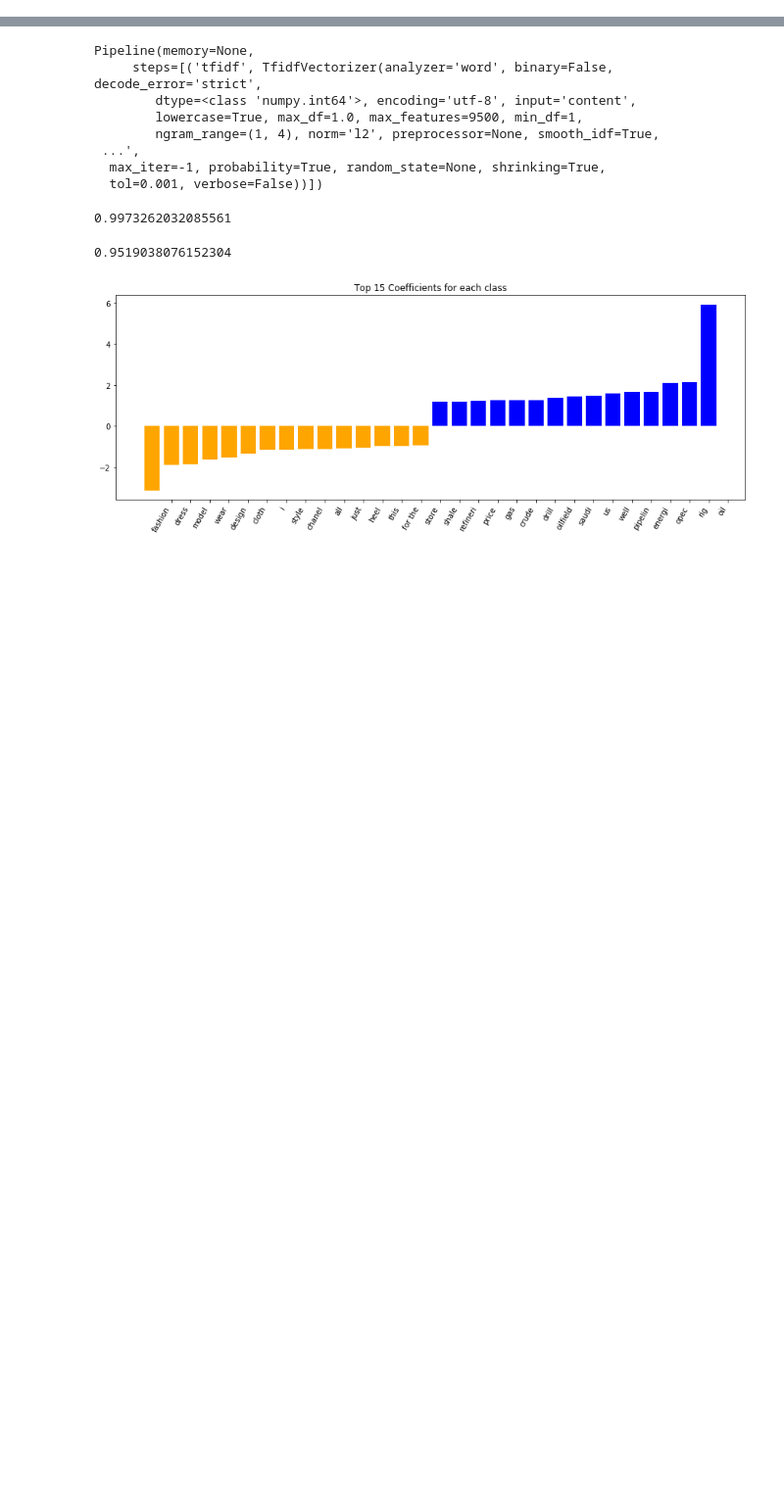
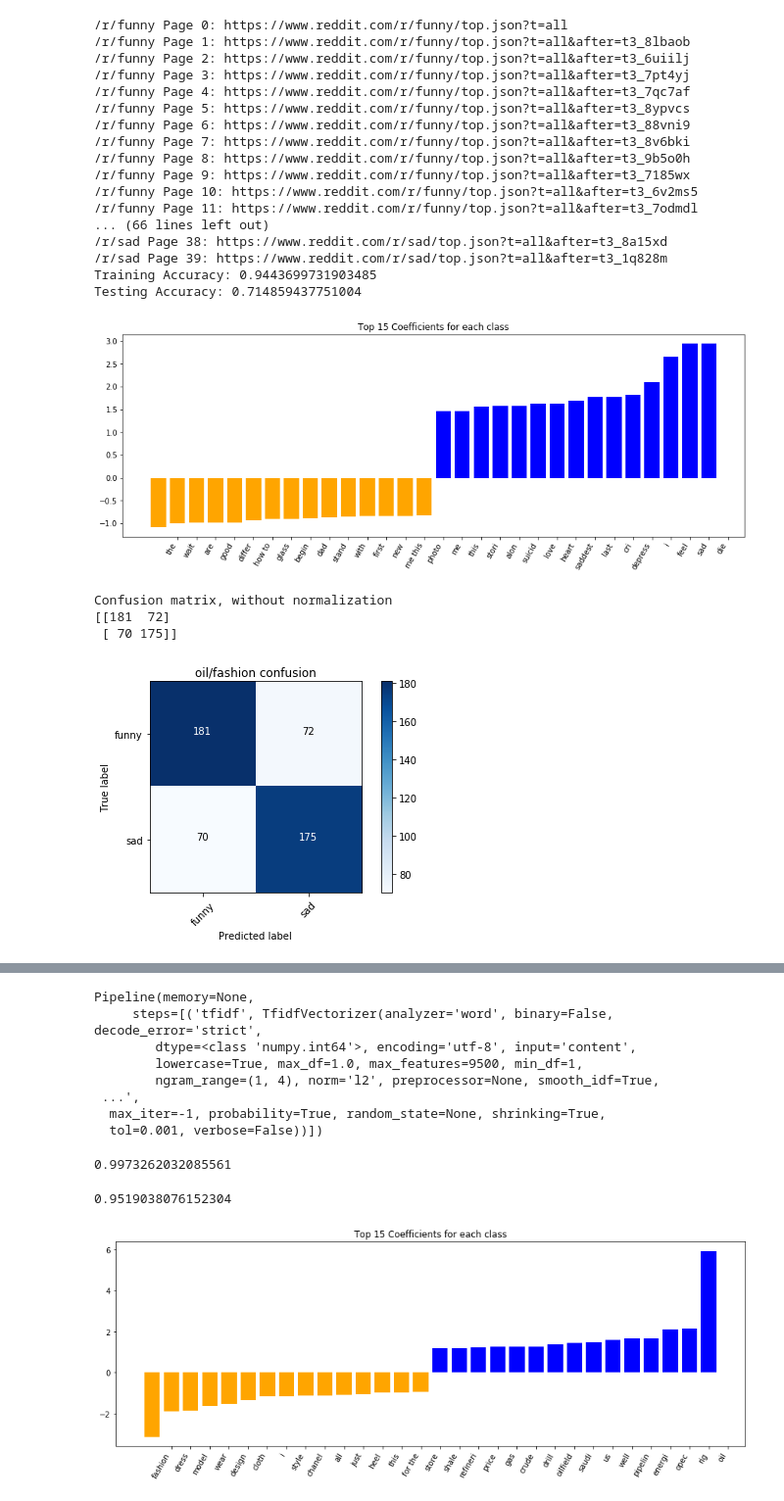
Before and after one commit to bookRa/raana_prework, a Jupyter notebook: AllTogetherNow.ipynb, the cells around one changed output, grey strips where cells are left out. Shown at 98% size. Cells and saved outputs as stored; diff of their text form; code cells hidden in the pictures; blank space fills up the shorter version.

```diff
--- a/AllTogetherNow.ipynb
+++ b/AllTogetherNow.ipynb
@@ -87,0 +226,25 @@ def redditize(subr1, subr2):
+# %%
+all_together('funny', 'sad')
+# %% [output]
+/r/funny Page 0: https://www.reddit.com/r/funny/top.json?t=all
+/r/funny Page 1: https://www.reddit.com/r/funny/top.json?t=all&after=t3_8lbaob
+/r/funny Page 2: https://www.reddit.com/r/funny/top.json?t=all&after=t3_6uiilj
+/r/funny Page 3: https://www.reddit.com/r/funny/top.json?t=all&after=t3_7pt4yj
+/r/funny Page 4: https://www.reddit.com/r/funny/top.json?t=all&after=t3_7qc7af
+/r/funny Page 5: https://www.reddit.com/r/funny/top.json?t=all&after=t3_8ypvcs
+/r/funny Page 6: https://www.reddit.com/r/funny/top.json?t=all&after=t3_88vni9
+/r/funny Page 7: https://www.reddit.com/r/funny/top.json?t=all&after=t3_8v6bki
+/r/funny Page 8: https://www.reddit.com/r/funny/top.json?t=all&after=t3_9b5o0h
+/r/funny Page 9: https://www.reddit.com/r/funny/top.json?t=all&after=t3_7185wx
+/r/funny Page 10: https://www.reddit.com/r/funny/top.json?t=all&after=t3_6v2ms5
+/r/funny Page 11: https://www.reddit.com/r/funny/top.json?t=all&after=t3_7odmdl
+... (66 lines left out)
+/r/sad Page 38: https://www.reddit.com/r/sad/top.json?t=all&after=t3_8a15xd
+/r/sad Page 39: https://www.reddit.com/r/sad/top.json?t=all&after=t3_1q828m
+Training Accuracy: 0.9443699731903485
+Testing Accuracy: 0.714859437751004
+[figure, added]
+Confusion matrix, without normalization
+[[181  72]
+ [ 70 175]]
+[figure, added]
```
Also changed, not shown: parts of 19 cells of this notebook, 12 other files.
